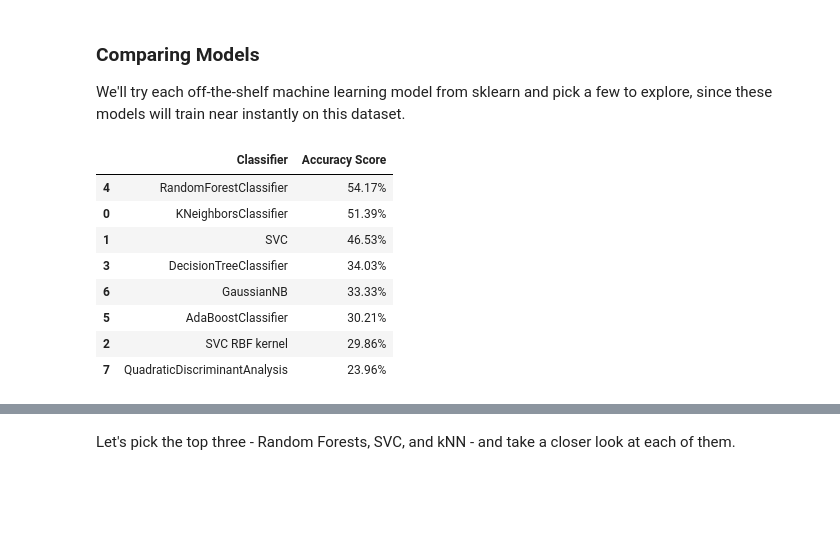
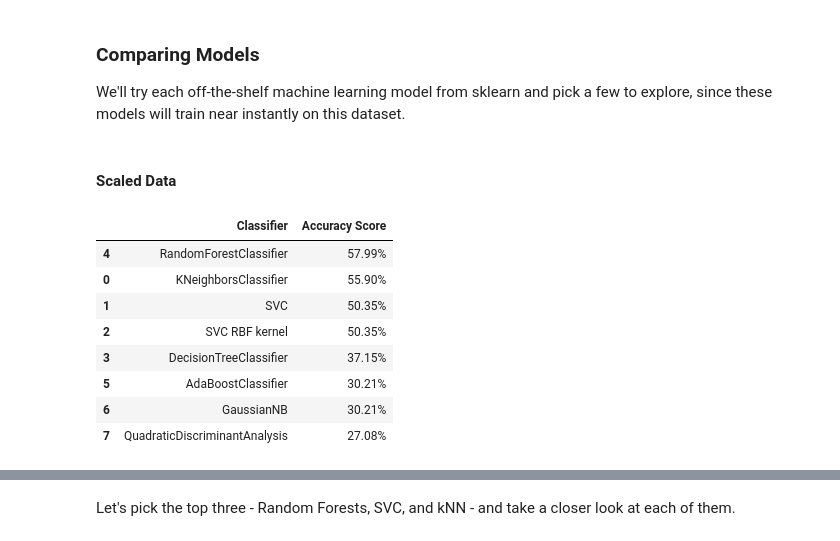
Before and after one commit to cda79/Week3-ClassicML, a Jupyter notebook: Week_3_MachineLearning.ipynb, the cells around one changed output, grey strips where cells are left out. Saved outputs shown, nothing was run; the diff lists cells and outputs as text; code cells hidden in the pictures; blank space fills up the shorter version.

```diff
--- a/Week_3_MachineLearning.ipynb
+++ b/Week_3_MachineLearning.ipynb
@@ -508,6 +531,8 @@ X_train_minmax, X_test_minmax, _, _ = train_test_split(
 # %% [markdown]
 ### Comparing Models
 We'll try each off-the-shelf machine learning model from sklearn and pick a few to explore, since these models will train near instantly on this dataset.
+# %% [markdown]
+#### Scaled Data
 # %%
 from sklearn.neighbors import KNeighborsClassifier
 from sklearn.svm import SVC
@@ -515,46 +540,51 @@ from sklearn.tree import DecisionTreeClassifier
 from sklearn.ensemble import RandomForestClassifier, AdaBoostClassifier
 from sklearn.naive_bayes import GaussianNB
 from sklearn.discriminant_analysis import QuadraticDiscriminantAnalysis
 
 # Create list of classifiers
 classification_models = [
     KNeighborsClassifier(),#(3),
     SVC(kernel='linear'),#, C=0.025),
     SVC(kernel='rbf'),
     DecisionTreeClassifier(),#max_depth=5),
     RandomForestClassifier(),#max_depth=5, n_estimators=10, max_features=1),
     AdaBoostClassifier(),
     GaussianNB(),
     QuadraticDiscriminantAnalysis()]
 
-# Train the models, for each classifier
 # Gives a score based on predictions
 scores = []
-# Create another array column
+# Create another array column (optional)
 scores2=[]
+
+# Train the models, for each classifier
 for model in classification_models:
-  # x_train = raw, X_train_scaled = scaled
   # Using features & labels, counts how many predictions are correct
-    model.fit(X_train, y_train)
-    score = model.score(X_test, y_test)
+  #This is where you choose what to train the model on
+  # x_train = raw, X_train_scaled = scaled, X_train_minmax = minmax
+  # To train model <m> on features <x> with <y> labels use: m.fit(x,y)
+    model.fit(X_train_scaled, y_train)
+  # It is smart to test your model on the same scaled data
+  # To evauluate model <m> accuracy on features <z> with <t> labels use: m.score(z,t)
+    score = model.score(X_test_scaled, y_test)
     # apply model name to table
     model_name = type(model).__name__
     if model_name=='SVC' and model.kernel=='rbf': model_name+=' RBF kernel'
     # create score
     scores.append((model_name,(f'{100*score:.2f}%')))
 # Make it pretty
 scores_df = pd.DataFrame(scores,columns=['Classifier','Accuracy Score'])
 scores_df.sort_values(by='Accuracy Score',axis=0,ascending=False)
 # %% [output]
 |  | Classifier | Accuracy Score |
-| 4 | RandomForestClassifier | 54.17% |
-| 0 | KNeighborsClassifier | 51.39% |
-| 1 | SVC | 46.53% |
-| 3 | DecisionTreeClassifier | 34.03% |
-| 6 | GaussianNB | 33.33% |
+| 4 | RandomForestClassifier | 57.99% |
+| 0 | KNeighborsClassifier | 55.90% |
+| 1 | SVC | 50.35% |
+| 2 | SVC RBF kernel | 50.35% |
+| 3 | DecisionTreeClassifier | 37.15% |
 | 5 | AdaBoostClassifier | 30.21% |
-| 2 | SVC RBF kernel | 29.86% |
-| 7 | QuadraticDiscriminantAnalysis | 23.96% |
+| 6 | GaussianNB | 30.21% |
+| 7 | QuadraticDiscriminantAnalysis | 27.08% |
 # %%
 model.predict(X_test)
 # To see predictions
```
Also changed, not shown: parts of 19 cells of this notebook.
